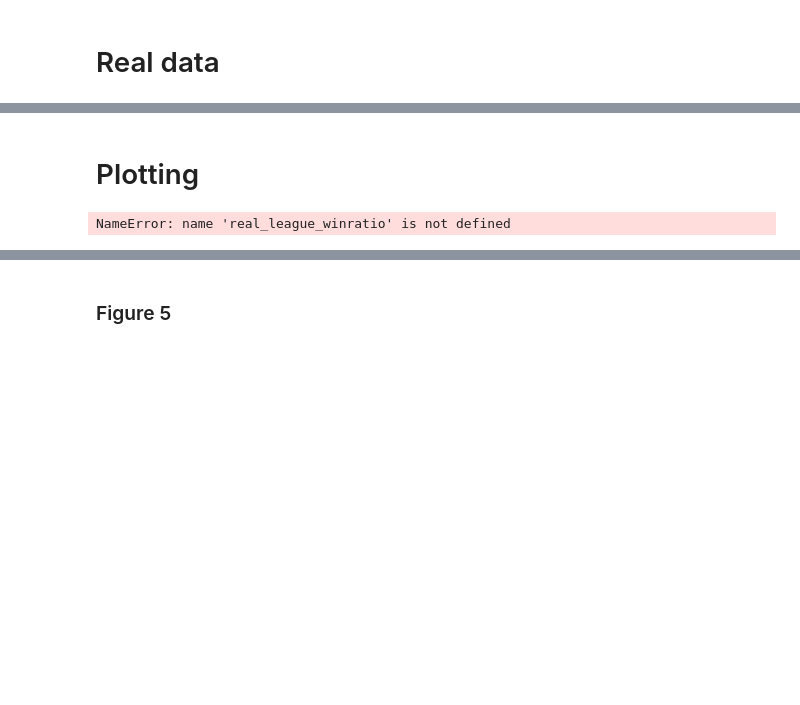
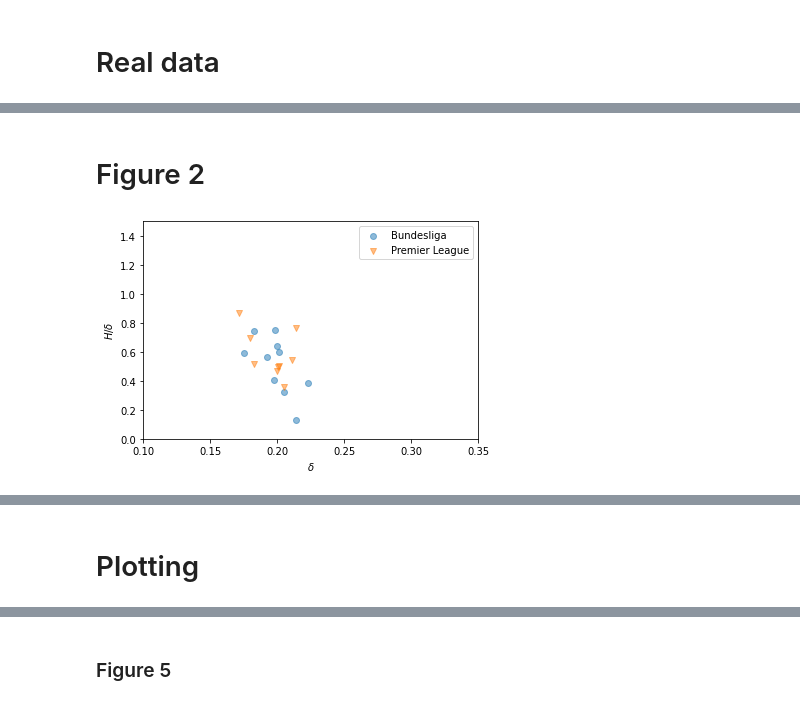
Before and after one commit to nicolas-kuechler/eth-sports-networks-2021, a Jupyter notebook: project.ipynb, the cells around one changed output, grey strips where cells are left out. Cells and saved outputs as stored; diff of their text form; code cells hidden in the pictures; blank space fills up the shorter version.

Commit message:
Add Figure 1 and 2

```diff
--- a/project.ipynb
+++ b/project.ipynb
@@ -160,7 +160,7 @@ def logistic_model(f_i, f_j, H, delta):
 
 # TODO: in the paper math formula, I think they have an additional ^-1 which is wrong
 def sigmoid(x):
-    return 1 / (1 + math.exp(-x))
+    return 1 / (1 + np.exp(-x))
 
 #############################################################################################
 # simulate games
@@ -765,0 +770,18 @@ display(real_data_teams)
+# %%
+from scipy.optimize import minimize
+
+def winratio_model(delta_w, H, delta):
+    # delta_w difference in winratio between team i (home team) and team j (away team)
+    # H: home advantage
+    # delta: randomness factor
+    return sigmoid((delta_w + H)/delta)
+
+def gen_data_likelihood(X, Y):
+    def data_likelihood(theta):
+        # X: empirical winratio difference
+        # Y: Game results, binary
+        H, delta = theta[0], theta[1]
+        P = winratio_model(X, H, delta)
+        return -np.sum(np.log((Y * P) + ((1 - Y) * (1 - P))))
+
+    return data_likelihood
@@ -765,0 +903,48 @@ display(real_data_teams)
+# %% [markdown]
+# Figure 2
+# %%
+
+relevant_cols = ["team", "win_ratio", "start_year", "league"]
+
+all_games_with_winratios = real_data_games.merge(real_data_teams[relevant_cols], left_on=['Home', 'start_year', 'league_name'], right_on=['team', 'start_year', 'league']) \
+    .merge(real_data_teams[relevant_cols], left_on=['Away', 'start_year', 'league_name'], right_on=['team', 'start_year', 'league'])
+all_games_with_winratios["delta_w"] = all_games_with_winratios['win_ratio_x'] - all_games_with_winratios['win_ratio_y']
+
+# Now calculate if home won
+v = all_games_with_winratios["Score"].str.split("–", expand=True)
+all_games_with_winratios["home_won"] = (v[0] > v[1]).astype(int)
+all_games_with_winratios = all_games_with_winratios[v[0] != v[1]]  # Filter draws
+
+def compute_theta(x):
+    mle_X = x["delta_w"]
+    mle_Y = x["home_won"]
+
+    model = minimize(gen_data_likelihood(mle_X, mle_Y), [0.1, 3], method='Nelder-Mead')
+    return model["x"][0], model["x"][1]
+
+grouped = all_games_with_winratios[["delta_w", "home_won", "league_name", "start_year"]].groupby(['league_name', 'start_year'])
+models = { i: (name + compute_theta(group)) for i, (name, group) in enumerate(grouped)}
+models = pd.DataFrame.from_dict(models, orient='index', columns=['league', 'start_year', 'H', 'delta'])
+
+config_figure_2 = {
+    "Bundesliga": {'marker': 'o', 'color': 'red'},
+    "Premier League": {'marker': 'v', 'color': 'yellow'},
+}
+
+plt.figure()
+for i, (league, rows) in enumerate(models.groupby('league')):
+    current_league_models = models
+    plt.scatter(rows['delta'], rows['H'] / rows['delta'], \
+               marker=config_figure_2[league]['marker'], color=plt.cm.tab10(i), \
+               alpha=0.5, label=league)
+
+plt.xlabel("$\\delta$")
+plt.xlim(0.1, 0.35)
+plt.ylabel("$H/\\delta$")
+plt.ylim(0.0, 1.5)
+plt.legend()
+plt.show()
+
+display(models)
+# %% [output]
+[figure, added]
@@ -806,6 +1008,8 @@ def fit_nonlinear_model(df, visualize=False):
     if visualize:
         plt.scatter(X, Y, color="red")
         plt.plot(X, [nonlinear_fitness_model(result_theta, t, N) for t in X])
+        for label, (x, y) in zip(df['team'].values, zip(X, Y)):
+            plt.annotate(label, (x, y))
         print(f"Average winratio input: {np.sum(Y) / N}")
         print(f"Average winratio: {np.sum([nonlinear_fitness_model(result_theta, t, N) for t in X]) / N}")
 
@@ -816,7 +1020,3 @@ def fit_nonlinear_model(df, visualize=False):
         print(f"alpha={result_theta[0]}, beta={result_theta[1]}, gamma={result_theta[2]}")
 
     return result_theta[0], result_theta[1], result_theta[2]
-
-_, _, _ = fit_nonlinear_model(real_league_winratio, visualize=True)
-# %% [output]
-NameError: name 'real_league_winratio' is not defined
```
Also changed, not shown: parts of 15 cells of this notebook.
